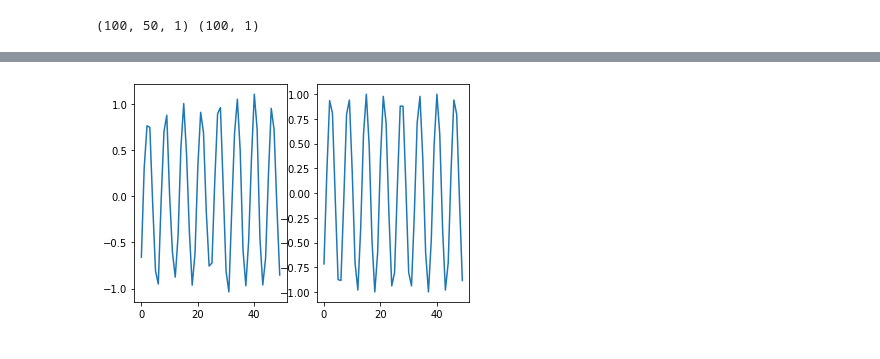
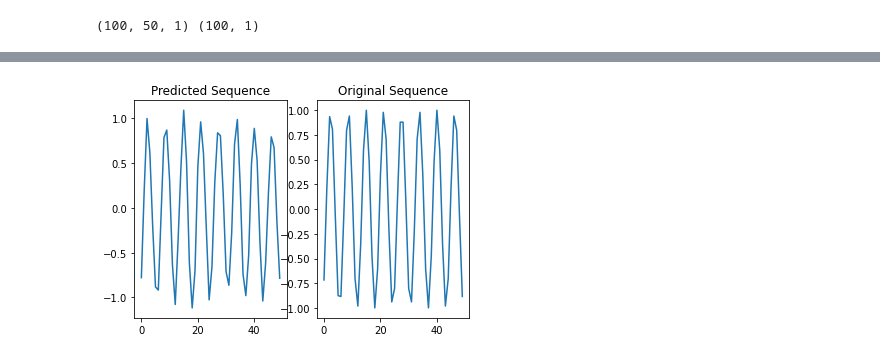
Before and after one commit to fzehrauslu/ArtificaNeuralNetworkExamples, a Jupyter notebook: anRNNexample.ipynb, the cells around one changed output, grey strips where cells are left out. Cells and saved outputs as stored; diff of their text form; code cells hidden in the pictures.

```diff
--- a/anRNNexample.ipynb
+++ b/anRNNexample.ipynb
@@ -100,10 +90,13 @@ Epoch 25/25
 <tensorflow.python.keras.callbacks.History at 0x...>
 # %%
+## Add normal distributed noise to validation data and predict the sequence
 preds = finalmodel.predict(X_val+0.1*np.random.randn(X_val.shape[0],X_val.shape[1],X_val.shape[2])) #X_val,Y_val
 plt.subplot(121)
 plt.plot(preds)
+plt.title('Predicted Sequence')
 plt.subplot(122)
 plt.plot(Y_val)
+plt.title('Original Sequence')
 plt.show()
 # %% [output]
-[figure, old version]
+[figure, new version]
```
Also changed, not shown: parts of 4 cells of this notebook.
